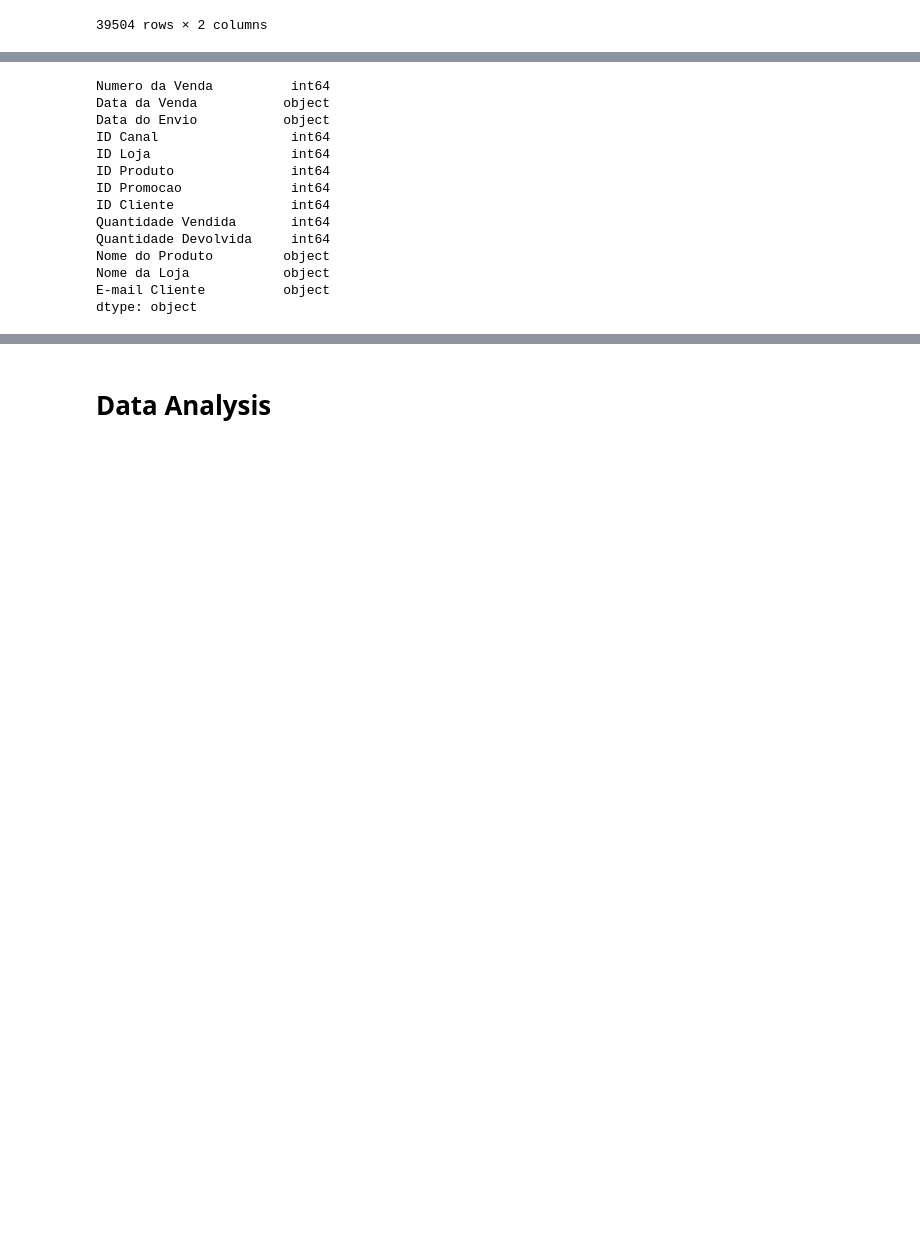
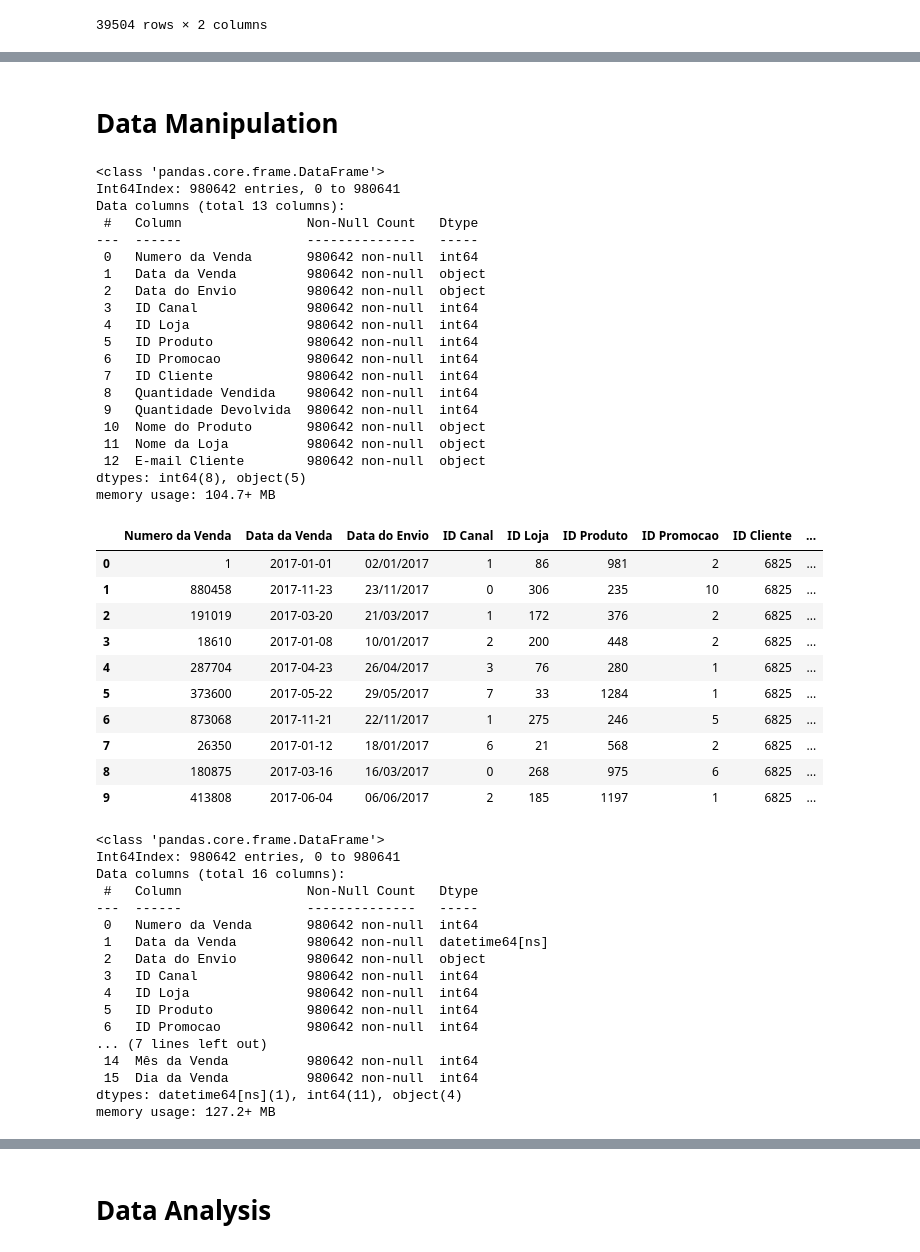
Before and after one commit to igornunespatricio/Python-Course, a Jupyter notebook: Data Analysis/Data_Analysis_Contoso.ipynb, the cells around one changed output, grey strips where cells are left out. Drawn from its saved outputs; the diff is of its cells as text; code cells hidden in the pictures; blank space fills up the shorter version.

Commit message:
Change column to date type

```diff
--- a/Data Analysis/Data_Analysis_Contoso.ipynb
+++ b/Data Analysis/Data_Analysis_Contoso.ipynb
@@ -96,3 +103,5 @@ dtype: object
+# %% [markdown]
+# Data Manipulation
 # %%
 # renaming column names
 vendas_df = vendas_df.rename(
@@ -100,19 +109,62 @@ vendas_df = vendas_df.rename(
         'E-mail': 'E-mail Cliente'
     }
 )
-vendas_df.dtypes
+vendas_df.info()
 # %% [output]
-Numero da Venda          int64
-Data da Venda           object
-Data do Envio           object
-ID Canal                 int64
-ID Loja                  int64
-ID Produto               int64
-ID Promocao              int64
-ID Cliente               int64
-Quantidade Vendida       int64
-Quantidade Devolvida     int64
-Nome do Produto         object
-Nome da Loja            object
-E-mail Cliente          object
-dtype: object
+<class 'pandas.core.frame.DataFrame'>
+Int64Index: 980642 entries, 0 to 980641
+Data columns (total 13 columns):
+ #   Column                Non-Null Count   Dtype
+---  ------                --------------   -----
+ 0   Numero da Venda       980642 non-null  int64
+ 1   Data da Venda         980642 non-null  object
+ 2   Data do Envio         980642 non-null  object
+ 3   ID Canal              980642 non-null  int64
+ 4   ID Loja               980642 non-null  int64
+ 5   ID Produto            980642 non-null  int64
+ 6   ID Promocao           980642 non-null  int64
+ 7   ID Cliente            980642 non-null  int64
+ 8   Quantidade Vendida    980642 non-null  int64
+ 9   Quantidade Devolvida  980642 non-null  int64
+ 10  Nome do Produto       980642 non-null  object
+ 11  Nome da Loja          980642 non-null  object
+ 12  E-mail Cliente        980642 non-null  object
+dtypes: int64(8), object(5)
+memory usage: 104.7+ MB
+# %%
+# date columns to date type and adding yearyear, month and day columns
+vendas_df['Data da Venda'] = pd.to_datetime(vendas_df['Data da Venda'], format='%d/%m/%Y')
+vendas_df['Ano da Venda'] = vendas_df['Data da Venda'].dt.year
+vendas_df['Mês da Venda'] = vendas_df['Data da Venda'].dt.month
+vendas_df['Dia da Venda'] = vendas_df['Data da Venda'].dt.day
+display(vendas_df.head(10))
+vendas_df.info()
+# %% [output]
+|  | Numero da Venda | Data da Venda | Data do Envio | ID Canal | ID Loja | ID Produto | ID Promocao | ID Cliente | ... |
+| 0 | 1 | 2017-01-01 | 02/01/2017 | 1 | 86 | 981 | 2 | 6825 | ... |
+| 1 | 880458 | 2017-11-23 | 23/11/2017 | 0 | 306 | 235 | 10 | 6825 | ... |
+| 2 | 191019 | 2017-03-20 | 21/03/2017 | 1 | 172 | 376 | 2 | 6825 | ... |
+| 3 | 18610 | 2017-01-08 | 10/01/2017 | 2 | 200 | 448 | 2 | 6825 | ... |
+| 4 | 287704 | 2017-04-23 | 26/04/2017 | 3 | 76 | 280 | 1 | 6825 | ... |
+| 5 | 373600 | 2017-05-22 | 29/05/2017 | 7 | 33 | 1284 | 1 | 6825 | ... |
+| 6 | 873068 | 2017-11-21 | 22/11/2017 | 1 | 275 | 246 | 5 | 6825 | ... |
+| 7 | 26350 | 2017-01-12 | 18/01/2017 | 6 | 21 | 568 | 2 | 6825 | ... |
+| 8 | 180875 | 2017-03-16 | 16/03/2017 | 0 | 268 | 975 | 6 | 6825 | ... |
+| 9 | 413808 | 2017-06-04 | 06/06/2017 | 2 | 185 | 1197 | 1 | 6825 | ... |
+<class 'pandas.core.frame.DataFrame'>
+Int64Index: 980642 entries, 0 to 980641
+Data columns (total 16 columns):
+ #   Column                Non-Null Count   Dtype
+---  ------                --------------   -----
+ 0   Numero da Venda       980642 non-null  int64
+ 1   Data da Venda         980642 non-null  datetime64[ns]
+ 2   Data do Envio         980642 non-null  object
+ 3   ID Canal              980642 non-null  int64
+ 4   ID Loja               980642 non-null  int64
+ 5   ID Produto            980642 non-null  int64
+ 6   ID Promocao           980642 non-null  int64
+... (7 lines left out)
+ 14  Mês da Venda          980642 non-null  int64
+ 15  Dia da Venda          980642 non-null  int64
+dtypes: datetime64[ns](1), int64(11), object(4)
+memory usage: 127.2+ MB
```
Also changed, not shown: parts of 5 cells of this notebook.
